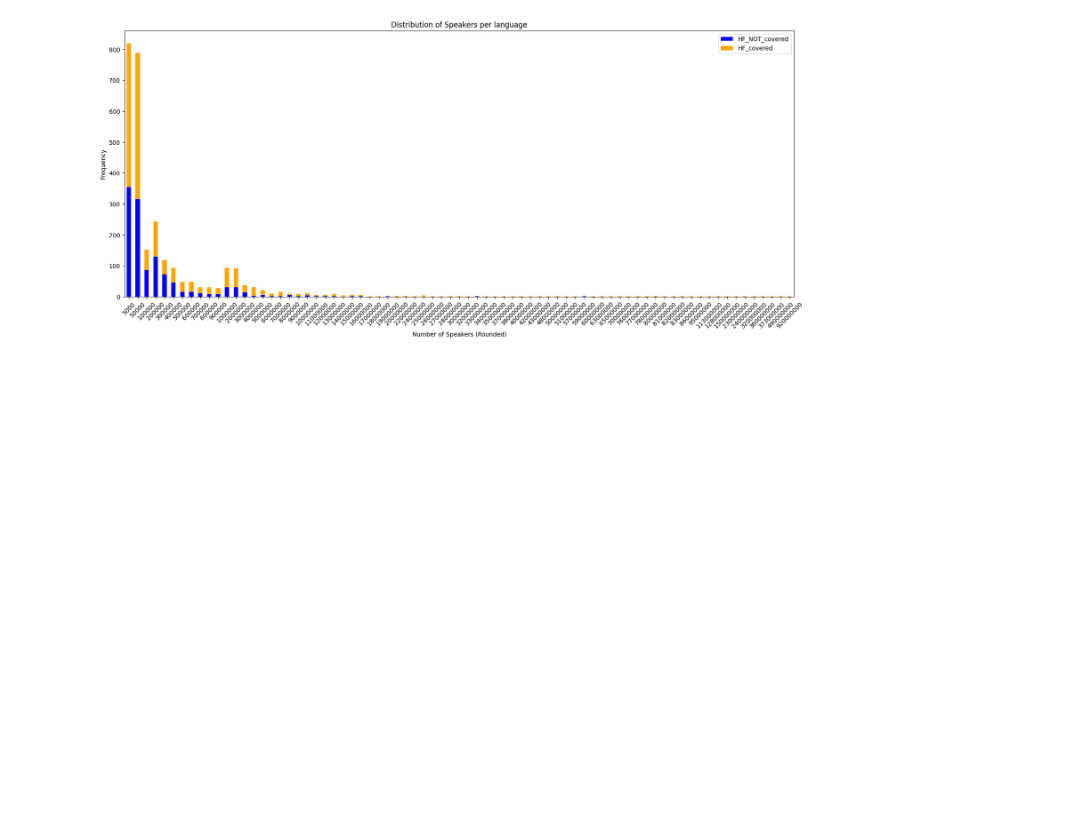
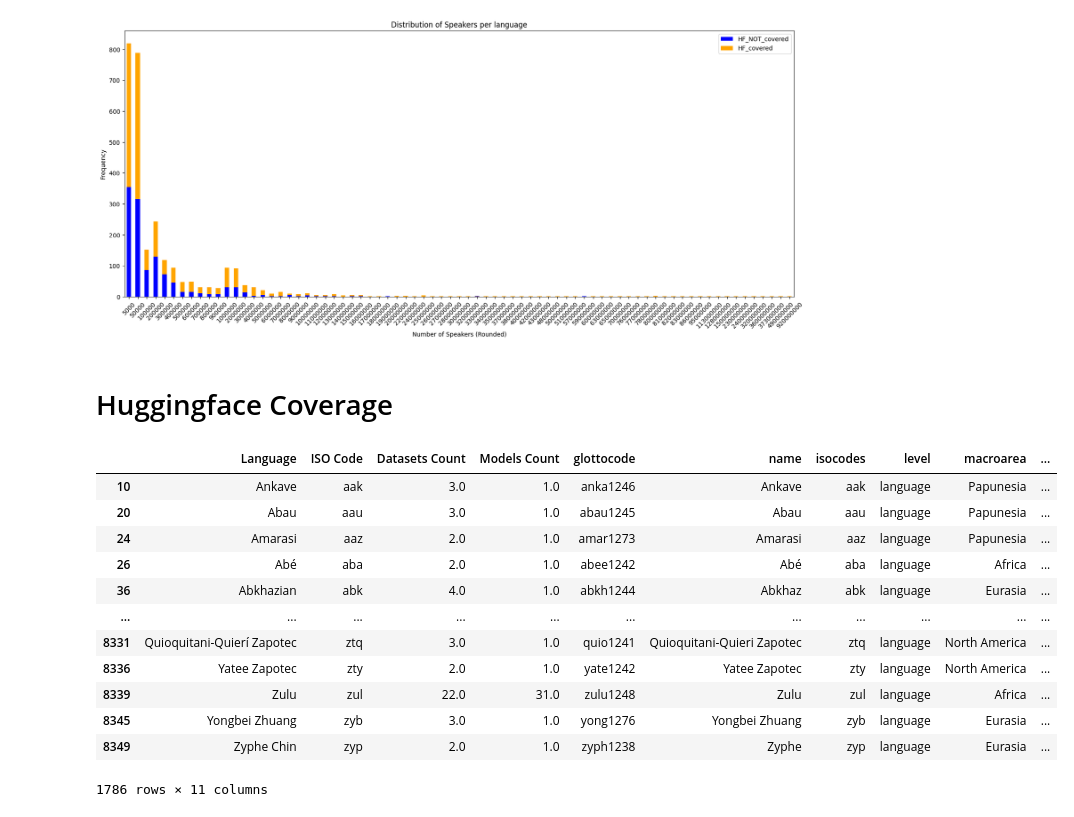
Before and after one commit to giuliaok/EQUATE, a Jupyter notebook: huggingface_counts.ipynb, the cells around one changed output. Saved outputs shown, nothing was run; the diff lists cells and outputs as text; code cells hidden in the pictures; blank space fills up the shorter version.

```diff
--- a/huggingface_counts.ipynb
+++ b/huggingface_counts.ipynb
@@ -165,3 +168,5 @@ plt.legend()
 plt.show()
 # %% [output]
 [figure]
+# %% [markdown]
+# Huggingface Coverage
@@ -167,0 +177,16 @@ plt.show()
+# %%
+huggingface_language_locaysh
+# %% [output]
+|  | Language | ISO Code | Datasets Count | Models Count | glottocode | name | isocodes | level | macroarea | ... |
+| 10 | Ankave | aak | 3.0 | 1.0 | anka1246 | Ankave | aak | language | Papunesia | ... |
+| 20 | Abau | aau | 3.0 | 1.0 | abau1245 | Abau | aau | language | Papunesia | ... |
+| 24 | Amarasi | aaz | 2.0 | 1.0 | amar1273 | Amarasi | aaz | language | Papunesia | ... |
+| 26 | Abé | aba | 2.0 | 1.0 | abee1242 | Abé | aba | language | Africa | ... |
+| 36 | Abkhazian | abk | 4.0 | 1.0 | abkh1244 | Abkhaz | abk | language | Eurasia | ... |
+| ... | ... | ... | ... | ... | ... | ... | ... | ... | ... | ... |
+| 8331 | Quioquitani-Quierí Zapotec | ztq | 3.0 | 1.0 | quio1241 | Quioquitani-Quieri Zapotec | ztq | language | North America | ... |
+| 8336 | Yatee Zapotec | zty | 2.0 | 1.0 | yate1242 | Yatee Zapotec | zty | language | North America | ... |
+| 8339 | Zulu | zul | 22.0 | 31.0 | zulu1248 | Zulu | zul | language | Africa | ... |
+| 8345 | Yongbei Zhuang | zyb | 3.0 | 1.0 | yong1276 | Yongbei Zhuang | zyb | language | Eurasia | ... |
+| 8349 | Zyphe Chin | zyp | 2.0 | 1.0 | zyph1238 | Zyphe | zyp | language | Eurasia | ... |
+1786 rows × 11 columns
```
Also changed, not shown: parts of 19 cells of this notebook.
